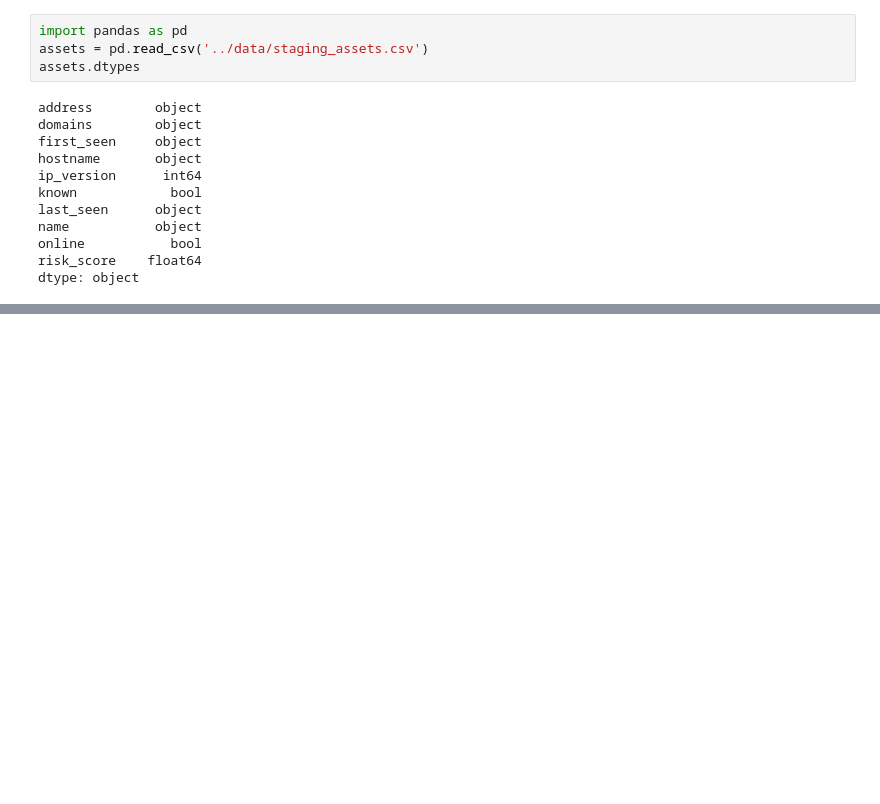
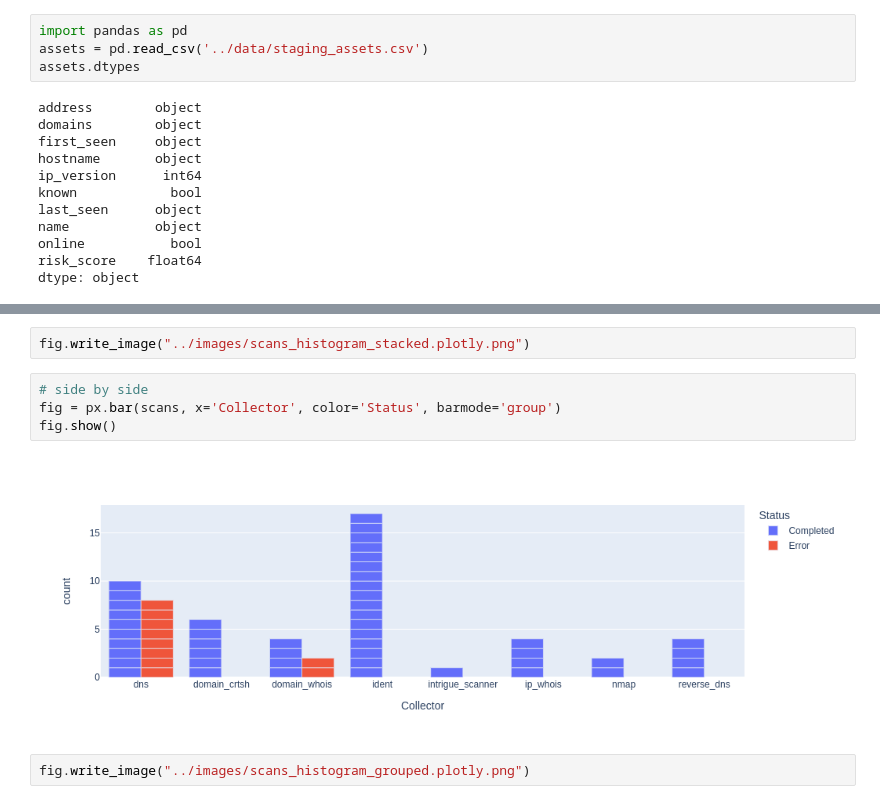
Before and after one commit to lmarkscp/pandas-workshop, a Jupyter notebook: notebooks/Plotly.ipynb, the cells around one changed output, grey strips where cells are left out. Drawn from its saved outputs; the diff is of its cells as text; blank space fills up the shorter version.

```diff
--- a/notebooks/Plotly.ipynb
+++ b/notebooks/Plotly.ipynb
@@ -41,0 +82,10 @@ fig.show()
+# %%
+fig.write_image("../images/scans_histogram_stacked.plotly.png")
+# %%
+# side by side
+fig = px.bar(scans, x='Collector', color='Status', barmode='group')
+fig.show()
+# %% [output]
+[figure, added]
+# %%
+fig.write_image("../images/scans_histogram_grouped.plotly.png")
```
Also changed, not shown: parts of 5 cells of this notebook, 4 other files.
